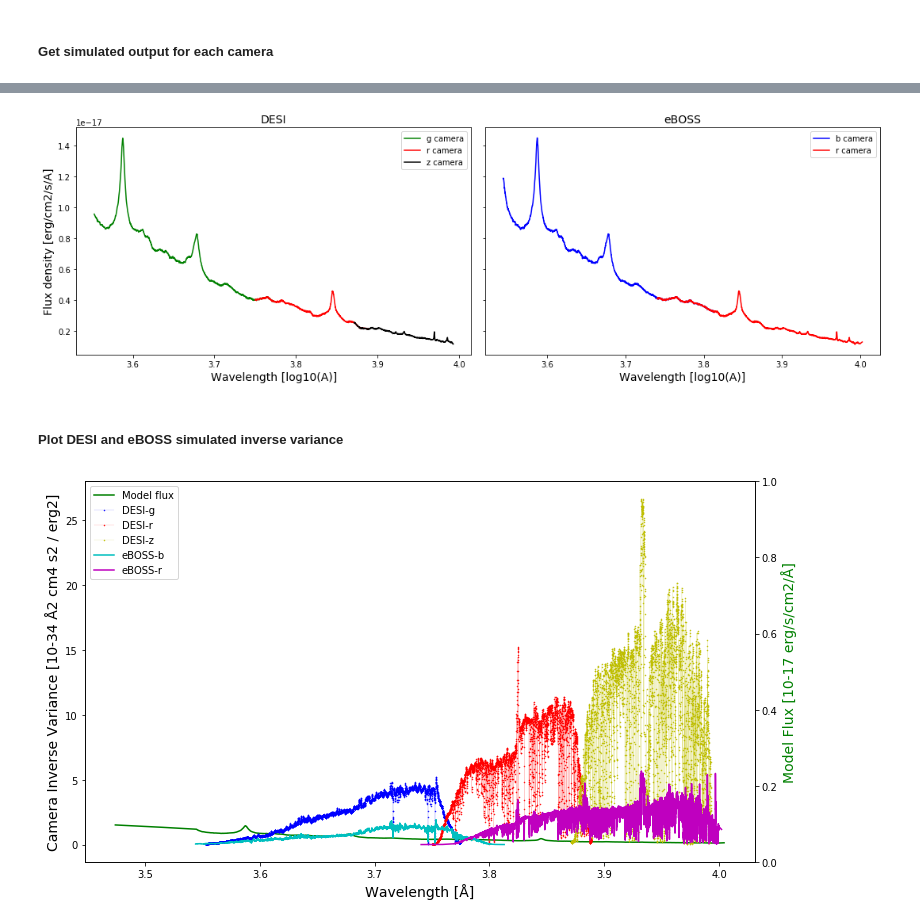
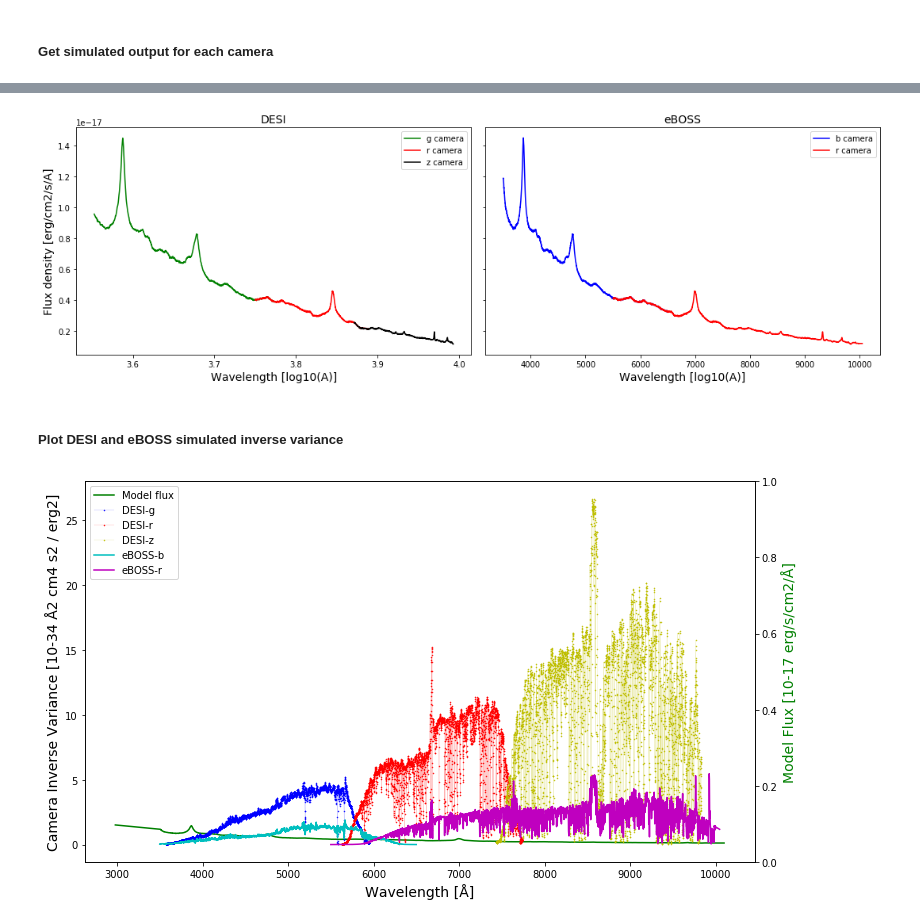
Before and after one commit to desihub/specsim, a Jupyter notebook: docs/nb/SimulatingeBOSS.ipynb, the cells around one changed output, grey strips where cells are left out. Saved outputs shown, nothing was run; the diff lists cells and outputs as text; code cells hidden in the pictures.

```diff
--- a/docs/nb/SimulatingeBOSS.ipynb
+++ b/docs/nb/SimulatingeBOSS.ipynb
@@ -37,12 +24,13 @@ len(desi.camera_output)
 # %%
 def get_camera_output(simulator, seed=123, eboss=False):
     gen = np.random.RandomState(seed)
+    # Simulate the response of the spectrograph
     simulator.simulate()
+    # Generate a random realization of the instrumental noise
     simulator.generate_random_noise(gen)
-    sim = simulator.simulated
 
     if eboss:
-        return(simulator.camera_output[2:])
+        return(simulator._eboss_camera_output)
 
     else:
         return(simulator.camera_output)
@@ -57,8 +58,8 @@ axs = axs.ravel()
 axs[0].plot(np.log10(desi_g['wavelength']), desi_g['observed_flux'], c='g', label='g camera')
 axs[0].plot(np.log10(desi_r['wavelength']), desi_r['observed_flux'], c='r', label='r camera')
 axs[0].plot(np.log10(desi_z['wavelength']), desi_z['observed_flux'], c='k', label='z camera')
-axs[1].plot(eboss_b['wavelength'], eboss_b['observed_flux'], c='b', label='b camera')
-axs[1].plot(eboss_r['wavelength'], eboss_r['observed_flux'], c='r', label='r camera')
+axs[1].plot(eboss_b['wavelength'][1:-1], eboss_b['observed_flux'][1:-1], c='b', label='b camera')
+axs[1].plot(eboss_r['wavelength'][1:-1], eboss_r['observed_flux'][1:-1], c='r', label='r camera')
 
 axs[0].set_title('DESI', fontsize=fs)
 axs[1].set_title('eBOSS', fontsize=fs)
@@ -71,7 +72,7 @@ axs[1].legend()
 plt.tight_layout()
 plt.show()
 # %% [output]
-[figure, old version]
+[figure, new version]
 # %% [markdown]
 ##### Plot DESI and eBOSS simulated inverse variance
 # %%
@@ -81,23 +82,23 @@ wlen, flux = qso_model['WAVELENGTH'], qso_model['FLUX']
 # %%
 fs = 14
 
 fig, ax1 = plt.subplots(figsize=(12,7))
 
 ax2 = ax1.twinx()
-ax1.plot(np.log10(wlen), flux, 'g', label='Model flux') # 1e-17 erg/s/cm2/A
-ax1.plot(np.log10(desi_g['wavelength']), desi_g['flux_inverse_variance'] * 1e-34, 'b.-', ms=1, lw=0.1,
+ax1.plot(wlen, flux, 'g', label='Model flux') # 1e-17 erg/s/cm2/A
+ax1.plot(desi_g['wavelength'], desi_g['flux_inverse_variance'] * 1e-34, 'b.-', ms=1, lw=0.1,
          label='DESI-g') # 1e34 A2 cm4 s2 / erg2
-ax1.plot(np.log10(desi_r['wavelength']), desi_r['flux_inverse_variance'] * 1e-34, 'r.-',  ms=1, lw=0.1,
+ax1.plot(desi_r['wavelength'], desi_r['flux_inverse_variance'] * 1e-34, 'r.-',  ms=1, lw=0.1,
          label='DESI-r') # 1e34 A2 cm4 s2 / erg2
-ax1.plot(np.log10(desi_z['wavelength']), desi_z['flux_inverse_variance'] * 1e-34, 'y.-',  ms=1, lw=0.1,
+ax1.plot(desi_z['wavelength'], desi_z['flux_inverse_variance'] * 1e-34, 'y.-',  ms=1, lw=0.1,
          label='DESI-z') # 1e34 A2 cm4 s2 / erg2
 ax1.plot(eboss_b['wavelength'], eboss_b['flux_inverse_variance'] * 1e-34, 'c', label='eBOSS-b')
 ax1.plot(eboss_r['wavelength'], eboss_r['flux_inverse_variance'] * 1e-34, 'm', label='eBOSS-r')
 
 ax1.legend(loc=2)
 ax1.set_xlabel('Wavelength [Å]', fontsize=fs)
 ax1.set_ylabel('Camera Inverse Variance [10-34 Å2 cm4 s2 / erg2]', fontsize=fs)
 ax2.set_ylabel('Model Flux [10-17 erg/s/cm2/Å]', color='g', fontsize=fs)
 plt.show()
 # %% [output]
-[figure, old version]
+[figure, new version]
```
Also changed, not shown: parts of 7 cells of this notebook, 3 other files.
